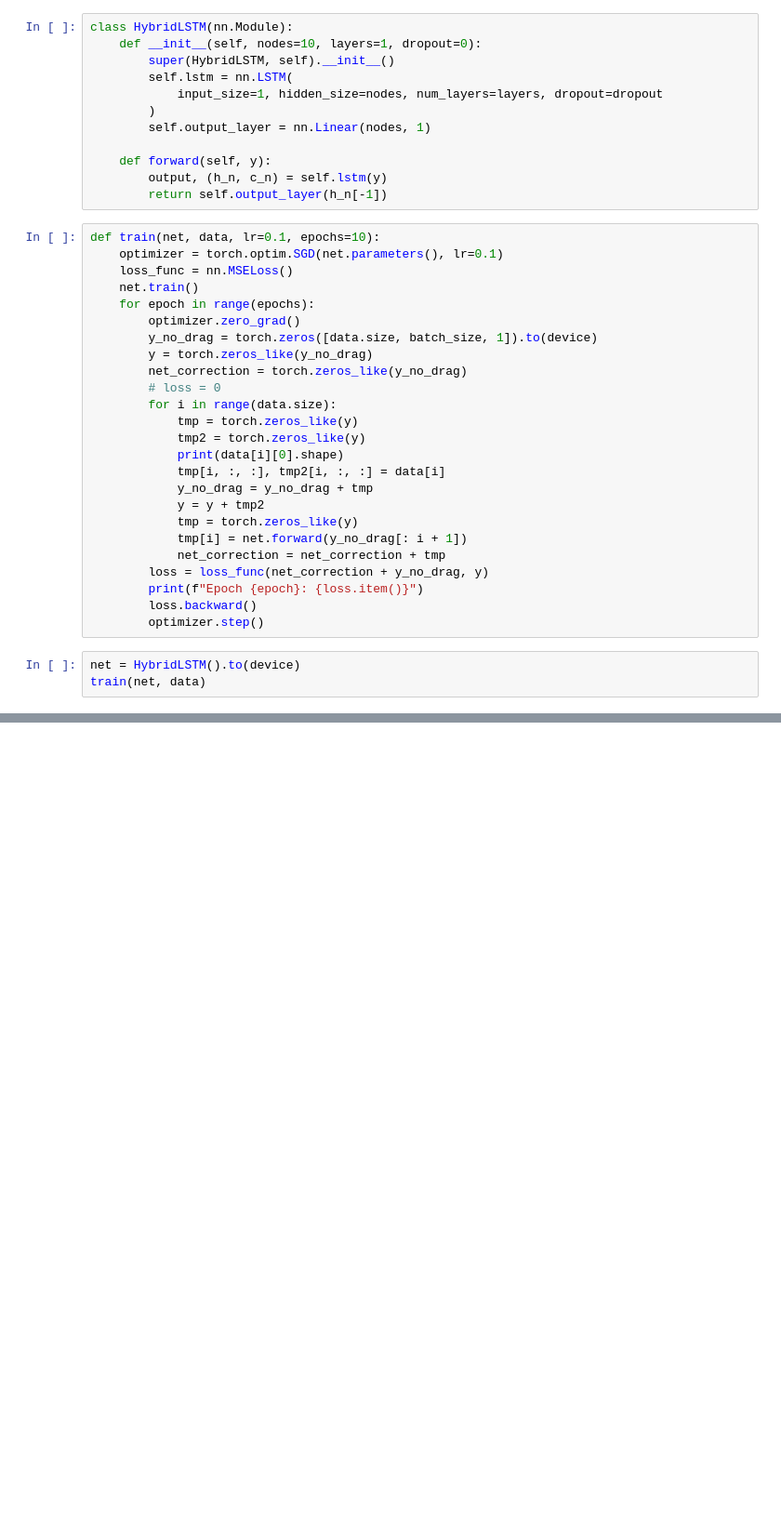
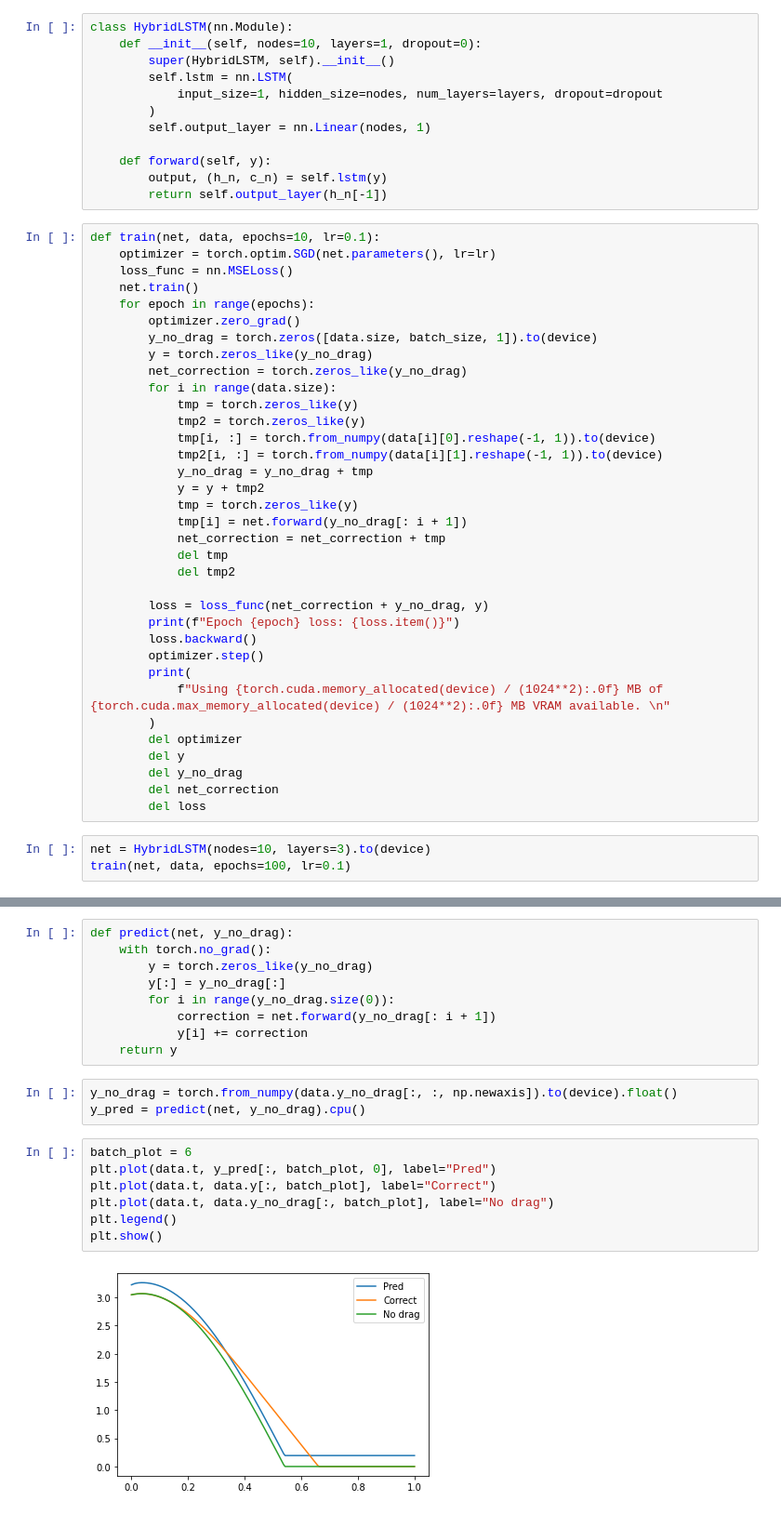
Before and after one commit to bernharl/Master-Thesis, a Jupyter notebook: testing_code/falling_mass/falling_mass.ipynb, the cells around one changed output, grey strips where cells are left out. Shown at 93% size. Saved outputs shown, nothing was run; the diff lists cells and outputs as text; blank space fills up the shorter version.

Commit message:
The LSTM does seem to train, but is highly memory inefficient, not sure why. Need to avoid local minima better when training, consider using a different optimizer

```diff
--- a/testing_code/falling_mass/falling_mass.ipynb
+++ b/testing_code/falling_mass/falling_mass.ipynb
@@ -110,8 +110,8 @@ class HybridLSTM(nn.Module):
         output, (h_n, c_n) = self.lstm(y)
         return self.output_layer(h_n[-1])
 # %%
-def train(net, data, lr=0.1, epochs=10):
-    optimizer = torch.optim.SGD(net.parameters(), lr=0.1)
+def train(net, data, epochs=10, lr=0.1):
+    optimizer = torch.optim.SGD(net.parameters(), lr=lr)
     loss_func = nn.MSELoss()
     net.train()
     for epoch in range(epochs):
@@ -119,22 +119,32 @@ def train(net, data, lr=0.1, epochs=10):
         y_no_drag = torch.zeros([data.size, batch_size, 1]).to(device)
         y = torch.zeros_like(y_no_drag)
         net_correction = torch.zeros_like(y_no_drag)
-        # loss = 0
         for i in range(data.size):
             tmp = torch.zeros_like(y)
             tmp2 = torch.zeros_like(y)
-            print(data[i][0].shape)
-            tmp[i, :, :], tmp2[i, :, :] = data[i]
+            tmp[i, :] = torch.from_numpy(data[i][0].reshape(-1, 1)).to(device)
+            tmp2[i, :] = torch.from_numpy(data[i][1].reshape(-1, 1)).to(device)
             y_no_drag = y_no_drag + tmp
             y = y + tmp2
             tmp = torch.zeros_like(y)
             tmp[i] = net.forward(y_no_drag[: i + 1])
             net_correction = net_correction + tmp
+            del tmp
+            del tmp2
+
         loss = loss_func(net_correction + y_no_drag, y)
-        print(f"Epoch {epoch}: {loss.item()}")
+        print(f"Epoch {epoch} loss: {loss.item()}")
         loss.backward()
         optimizer.step()
+        print(
+            f"Using {torch.cuda.memory_allocated(device) / (1024**2):.0f} MB of {torch.cuda.max_memory_allocated(device) / (1024**2):.0f} MB VRAM available. \n"
+        )
+        del optimizer
+        del y
+        del y_no_drag
+        del net_correction
+        del loss
 # %%
-net = HybridLSTM().to(device)
-train(net, data)
+net = HybridLSTM(nodes=10, layers=3).to(device)
+train(net, data, epochs=100, lr=0.1)
 # %% [output]
@@ -142,0 +168,21 @@ TypeError: can't assign a numpy.ndarray to a torch.cuda.FloatTensor
+# %%
+def predict(net, y_no_drag):
+    with torch.no_grad():
+        y = torch.zeros_like(y_no_drag)
+        y[:] = y_no_drag[:]
+        for i in range(y_no_drag.size(0)):
+            correction = net.forward(y_no_drag[: i + 1])
+            y[i] += correction
+    return y
+# %%
+y_no_drag = torch.from_numpy(data.y_no_drag[:, :, np.newaxis]).to(device).float()
+y_pred = predict(net, y_no_drag).cpu()
+# %%
+batch_plot = 6
+plt.plot(data.t, y_pred[:, batch_plot, 0], label="Pred")
+plt.plot(data.t, data.y[:, batch_plot], label="Correct")
+plt.plot(data.t, data.y_no_drag[:, batch_plot], label="No drag")
+plt.legend()
+plt.show()
+# %% [output]
+[figure, added]
```
Also changed, not shown: parts of 4 cells of this notebook, 1 other file.
